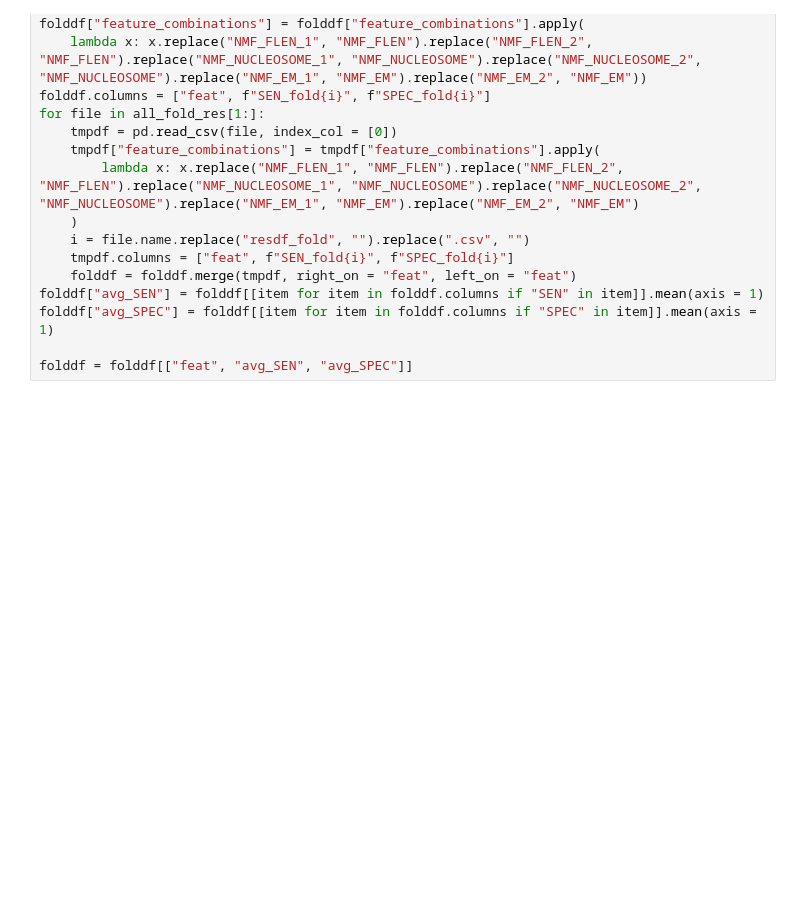
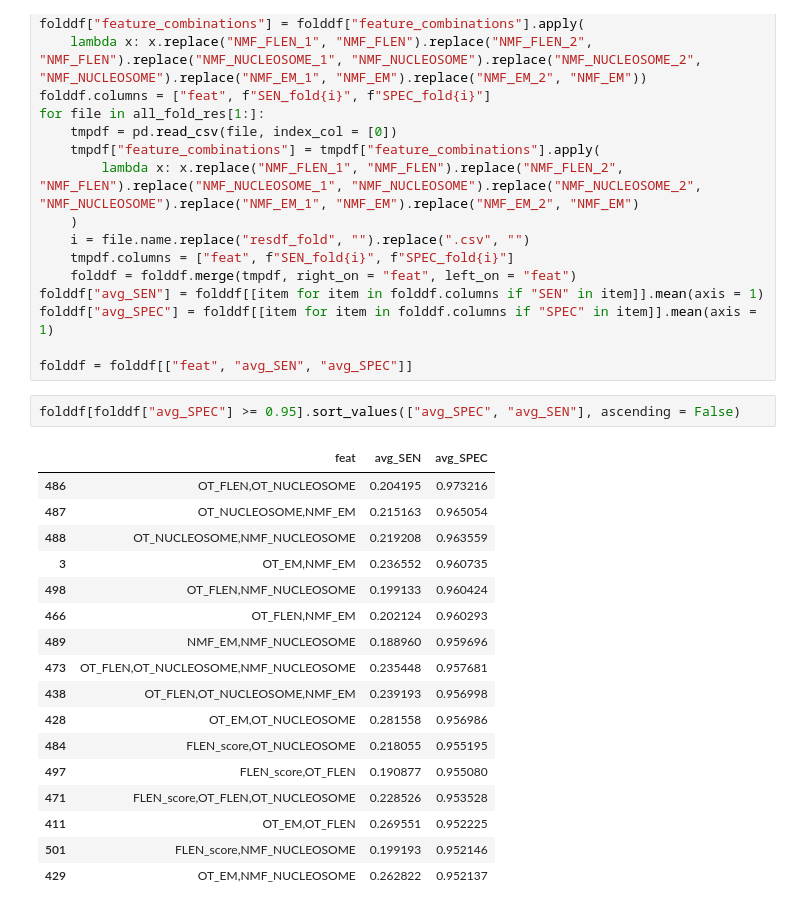
Before and after one commit to hieunguyen4193/gs-mrd, a Jupyter notebook: 03_summary_kfold_cv_results.ipynb, the cells around one changed output. Saved outputs shown, nothing was run; the diff lists cells and outputs as text; blank space fills up the shorter version.

```diff
--- a/03_summary_kfold_cv_results.ipynb
+++ b/03_summary_kfold_cv_results.ipynb
@@ -49,3 +49,23 @@ folddf["avg_SEN"] = folddf[[item for item in folddf.columns if "SEN" in item]].m
 folddf["avg_SPEC"] = folddf[[item for item in folddf.columns if "SPEC" in item]].mean(axis = 1)
 
 folddf = folddf[["feat", "avg_SEN", "avg_SPEC"]]
+# %%
+folddf[folddf["avg_SPEC"] >= 0.95].sort_values(["avg_SPEC", "avg_SEN"], ascending = False)
+# %% [output]
+|  | feat | avg_SEN | avg_SPEC |
+| 486 | OT_FLEN,OT_NUCLEOSOME | 0.204195 | 0.973216 |
+| 487 | OT_NUCLEOSOME,NMF_EM | 0.215163 | 0.965054 |
+| 488 | OT_NUCLEOSOME,NMF_NUCLEOSOME | 0.219208 | 0.963559 |
+| 3 | OT_EM,NMF_EM | 0.236552 | 0.960735 |
+| 498 | OT_FLEN,NMF_NUCLEOSOME | 0.199133 | 0.960424 |
+| 466 | OT_FLEN,NMF_EM | 0.202124 | 0.960293 |
+| 489 | NMF_EM,NMF_NUCLEOSOME | 0.188960 | 0.959696 |
+| 473 | OT_FLEN,OT_NUCLEOSOME,NMF_NUCLEOSOME | 0.235448 | 0.957681 |
+| 438 | OT_FLEN,OT_NUCLEOSOME,NMF_EM | 0.239193 | 0.956998 |
+| 428 | OT_EM,OT_NUCLEOSOME | 0.281558 | 0.956986 |
+| 484 | FLEN_score,OT_NUCLEOSOME | 0.218055 | 0.955195 |
+| 497 | FLEN_score,OT_FLEN | 0.190877 | 0.955080 |
+| 471 | FLEN_score,OT_FLEN,OT_NUCLEOSOME | 0.228526 | 0.953528 |
+| 411 | OT_EM,OT_FLEN | 0.269551 | 0.952225 |
+| 501 | FLEN_score,NMF_NUCLEOSOME | 0.199193 | 0.952146 |
+| 429 | OT_EM,NMF_NUCLEOSOME | 0.262822 | 0.952137 |
```
Also changed, not shown: parts of 3 cells of this notebook, 6 other files.
